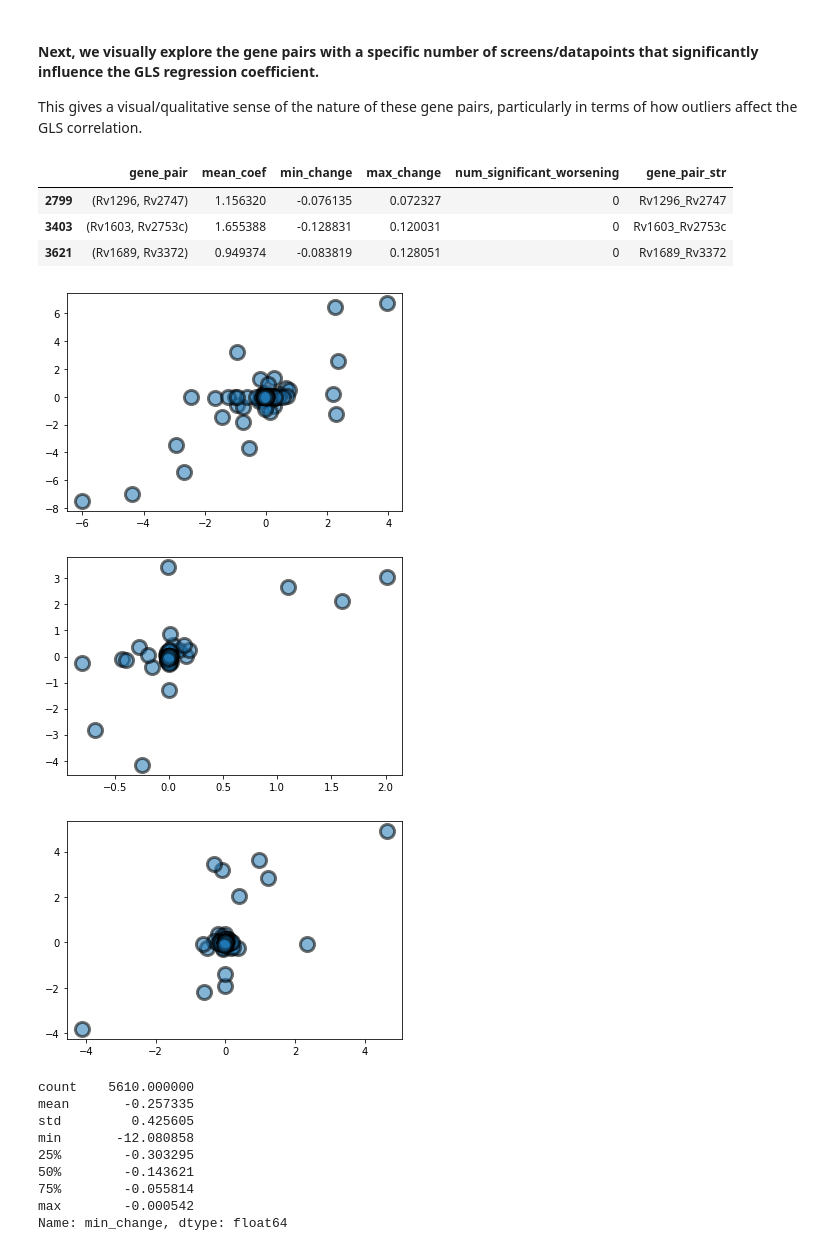
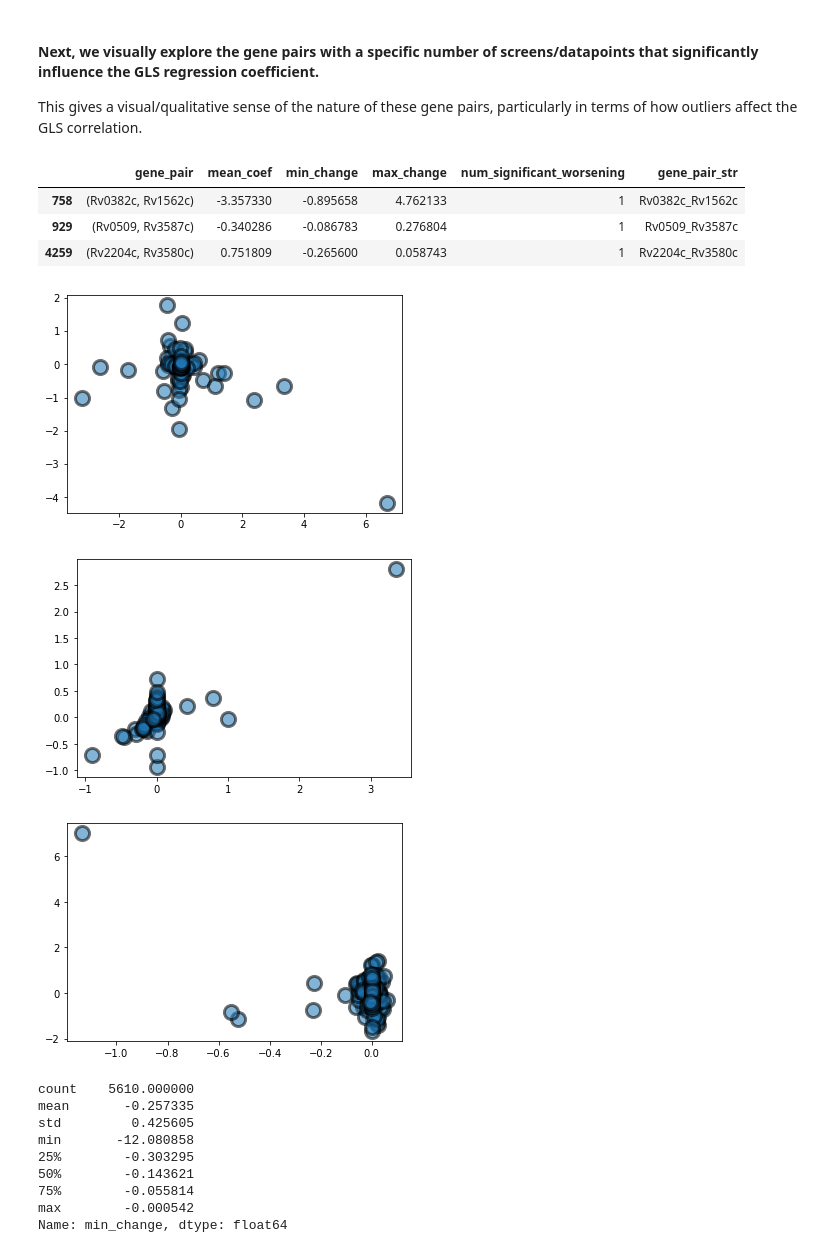
Before and after one commit to ajinich/mtb_tn_db, a Jupyter notebook: ml-standardised_data/Refined_GLS_Module_Analysis_Mtb.ipynb, the cells around one changed output. Drawn from its saved outputs; the diff is of its cells as text; code cells hidden in the pictures.

```diff
--- a/ml-standardised_data/find_unique_modules.ipynb
+++ b/ml-standardised_data/Refined_GLS_Module_Analysis_Mtb.ipynb
@@ -265,25 +265,25 @@ ttl = plt.title('Number of Significant data points (screens)\nworsening the GLS
 
 This gives a visual/qualitative sense of the nature of these gene pairs, particularly in terms of how outliers affect the GLS correlation.
 # %%
-num_sig_wors = 0 # used to (randomly) select gene pairs with this number of screens/datapoints that significantly worsen the GLS regression coefficient
+num_sig_wors = 1 # used to (randomly) select gene pairs with this number of screens/datapoints that significantly worsen the GLS regression coefficient
 sample_pairs = results_df[results_df.num_significant_worsening == num_sig_wors].gene_pair.sample(3).tolist()
 
 for gp in sample_pairs:
     # GLS "warped" log2-fold changes
     warped_gene_x = get_warped_screen_for_gene(gp[0], df_lfc_gls, warped_screens)
     warped_gene_y = get_warped_screen_for_gene(gp[1], df_lfc_gls, warped_screens)
     plt.figure()
     plt.scatter(warped_gene_x, warped_gene_y, s = 200, alpha = 0.55, edgecolors='k', linewidths=3)
 
 results_df[results_df.gene_pair.isin(sample_pairs)]
 # %% [output]
 |  | gene_pair | mean_coef | min_change | max_change | num_significant_worsening | gene_pair_str |
-| 2799 | (Rv1296, Rv2747) | 1.156320 | -0.076135 | 0.072327 | 0 | Rv1296_Rv2747 |
-| 3403 | (Rv1603, Rv2753c) | 1.655388 | -0.128831 | 0.120031 | 0 | Rv1603_Rv2753c |
-| 3621 | (Rv1689, Rv3372) | 0.949374 | -0.083819 | 0.128051 | 0 | Rv1689_Rv3372 |
+| 758 | (Rv0382c, Rv1562c) | -3.357330 | -0.895658 | 4.762133 | 1 | Rv0382c_Rv1562c |
+| 929 | (Rv0509, Rv3587c) | -0.340286 | -0.086783 | 0.276804 | 1 | Rv0509_Rv3587c |
+| 4259 | (Rv2204c, Rv3580c) | 0.751809 | -0.265600 | 0.058743 | 1 | Rv2204c_Rv3580c |
-[figure, old version]
+[figure, new version]
-[figure, old version]
+[figure, new version]
-[figure, old version]
+[figure, new version]
 # %%
 # Get a sense for the basic stats around the max/min effect on GLS coeff. from removing a single data point.
 min_change = results_df['min_change']
```
Also changed, not shown: parts of 5 cells of this notebook, 2 other files.
